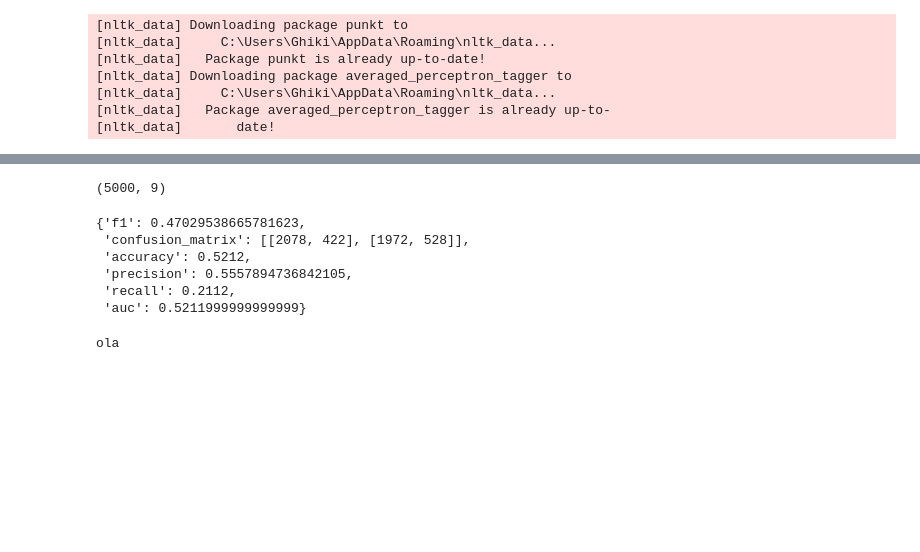
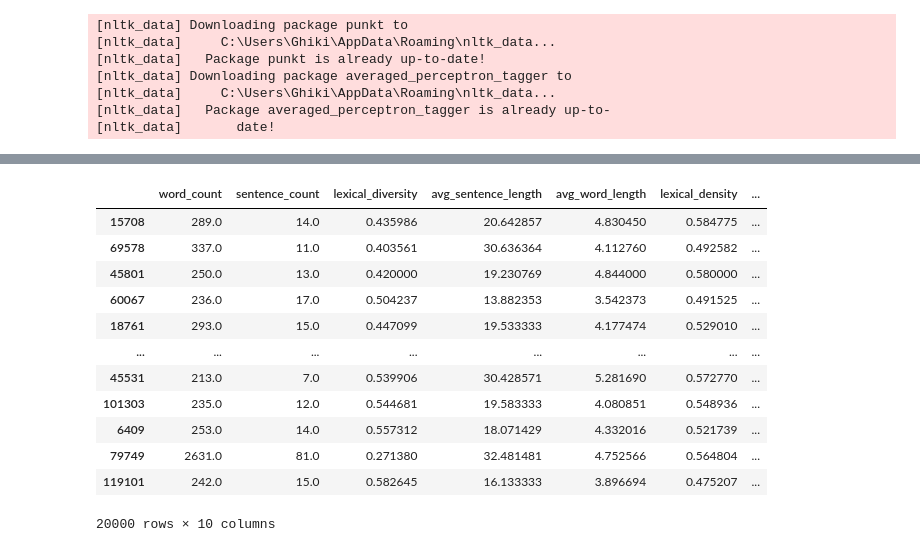
Before and after one commit to albrp97/Multidomain--Multimodal-and-Multilingual-Machine-Generated-Text-Detection, a Jupyter notebook: SubtaskA 2.0/06 feature extraction.ipynb, the cells around one changed output, grey strips where cells are left out. Saved outputs shown, nothing was run; the diff lists cells and outputs as text; code cells hidden in the pictures; blank space fills up the shorter version.

```diff
--- a/SubtaskA 2.0/06 feature extraction.ipynb
+++ b/SubtaskA 2.0/06 feature extraction.ipynb
@@ -30,6 +35,7 @@ import language_tool_python
 # %%
 df= pd.read_json('datasets/subtaskA_train_monolingual.jsonl', lines=True)
-df=df.sample(10000)
+test_df= pd.read_json('datasets/subtaskA_dev_monolingual.jsonl', lines=True)
+df=df.sample(20000)
 print(df['label'].value_counts())
 # %% [output]
 label
@@ -85,8 +91,6 @@ def extract_text_features(text):
         'gunning_fog_index': fog_index,
         'grammatical_errors': grammatical_errors
     })
-
-    return df
 # %% [output]
 [nltk_data] Downloading package punkt to
 [nltk_data]     C:\Users\Ghiki\AppData\Roaming\nltk_data...
@@ -99,4 +103,4 @@ def extract_text_features(text):
 from tqdm import tqdm
 tqdm.pandas()
 features_df = df['text'].progress_apply(extract_text_features)
-features_df
+features_df_test = test_df['text'].progress_apply(extract_text_features)
@@ -243,23 +107,22 @@ auc: 0.8356869738448686
-# %%
-test_df= pd.read_json('datasets/subtaskA_dev_monolingual.jsonl', lines=True)
-
-test_features_df = test_df['text'].progress_apply(extract_text_features)
-print(test_features_df.shape)
-
-test_X = test_features_df  # Your extracted features
-test_y = test_df['label']  # Labels
-
-predicted_labels = best_grid.predict(test_X)
-getMetrics(predicted_labels, test_y)
-# %% [output]
-(5000, 9)
-{'f1': 0.47029538665781623,
- 'confusion_matrix': [[2078, 422], [1972, 528]],
- 'accuracy': 0.5212,
- 'precision': 0.5557894736842105,
- 'recall': 0.2112,
- 'auc': 0.5211999999999999}
-# %%
-print('ola')
-# %% [output]
-ola
+# %%
+features_df['label']=df['label']
+features_df_test['label']=test_df['label']
+
+features_df.to_csv('datasets/features_df.csv', index=False)
+features_df_test.to_csv('datasets/features_df_test.csv', index=False)
+
+features_df
+# %% [output]
+|  | word_count | sentence_count | lexical_diversity | avg_sentence_length | avg_word_length | lexical_density | ... |
+| 15708 | 289.0 | 14.0 | 0.435986 | 20.642857 | 4.830450 | 0.584775 | ... |
+| 69578 | 337.0 | 11.0 | 0.403561 | 30.636364 | 4.112760 | 0.492582 | ... |
+| 45801 | 250.0 | 13.0 | 0.420000 | 19.230769 | 4.844000 | 0.580000 | ... |
+| 60067 | 236.0 | 17.0 | 0.504237 | 13.882353 | 3.542373 | 0.491525 | ... |
+| 18761 | 293.0 | 15.0 | 0.447099 | 19.533333 | 4.177474 | 0.529010 | ... |
+| ... | ... | ... | ... | ... | ... | ... | ... |
+| 45531 | 213.0 | 7.0 | 0.539906 | 30.428571 | 5.281690 | 0.572770 | ... |
+| 101303 | 235.0 | 12.0 | 0.544681 | 19.583333 | 4.080851 | 0.548936 | ... |
+| 6409 | 253.0 | 14.0 | 0.557312 | 18.071429 | 4.332016 | 0.521739 | ... |
+| 79749 | 2631.0 | 81.0 | 0.271380 | 32.481481 | 4.752566 | 0.564804 | ... |
+| 119101 | 242.0 | 15.0 | 0.582645 | 16.133333 | 3.896694 | 0.475207 | ... |
+20000 rows × 10 columns
```
Also changed, not shown: parts of 18 cells of this notebook, 4 other files.
